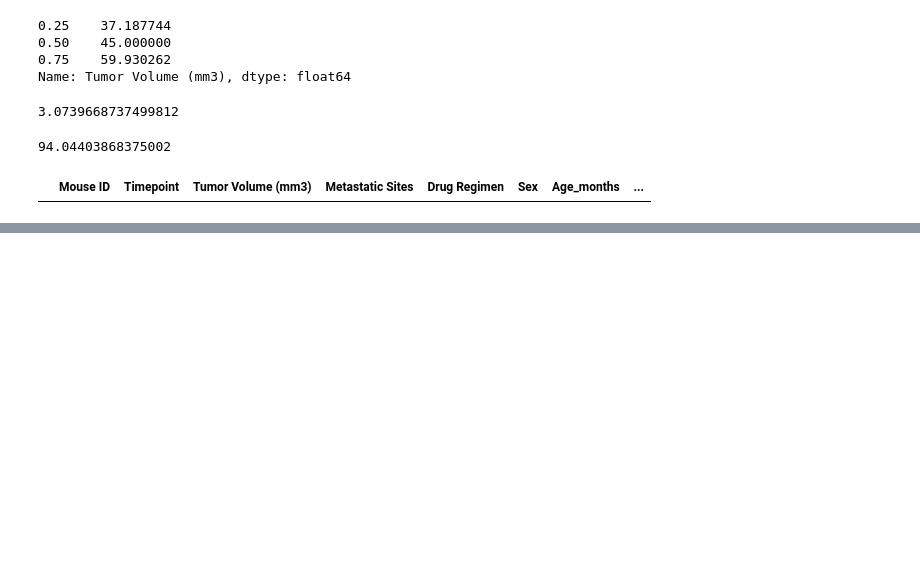
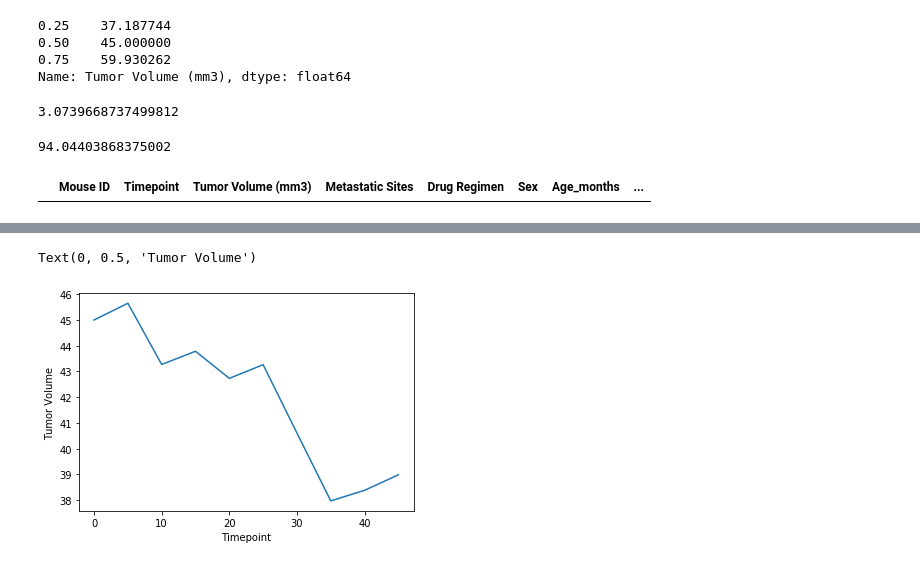
Before and after one commit to federicocestau/Matplotlib-Challenge-Advanced-Tables, a Jupyter notebook: Untitled.ipynb, the cells around one changed output, grey strips where cells are left out. Drawn from its saved outputs; the diff is of its cells as text; code cells hidden in the pictures; blank space fills up the shorter version.

```diff
--- a/Untitled.ipynb
+++ b/Untitled.ipynb
@@ -219,0 +230,5 @@ tumor_data3.head()
+# %%
+# Generate a line plot of time point versus tumor volume for a mouse treated with Capomulin
+
+capomulin_data = combined_study_data.loc[(combined_study_data["Drug Regimen"]== "Capomulin") & (combined_study_data["Mouse ID"]== "b128"), :]
+capomulin_data.head()
@@ -219,0 +242,9 @@ tumor_data3.head()
+# %%
+timepoint = capomulin_data["Timepoint"]
+tumor_volume = capomulin_data["Tumor Volume (mm3)"]
+tumor_value_data= plt.plot(timepoint, tumor_volume)
+plt.xlabel("Timepoint")
+plt.ylabel("Tumor Volume")
+# %% [output]
+Text(0, 0.5, 'Tumor Volume')
+[figure, added]
```
Also changed, not shown: parts of 5 cells of this notebook, 2 other files.
